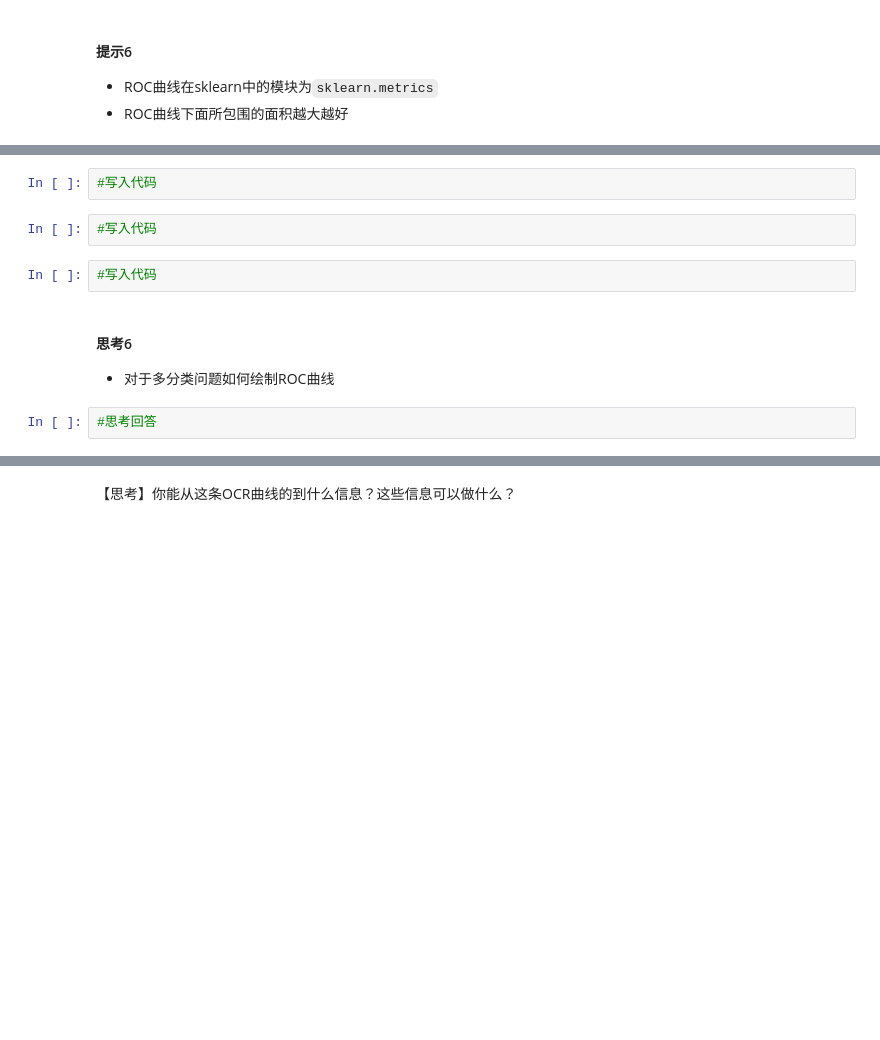
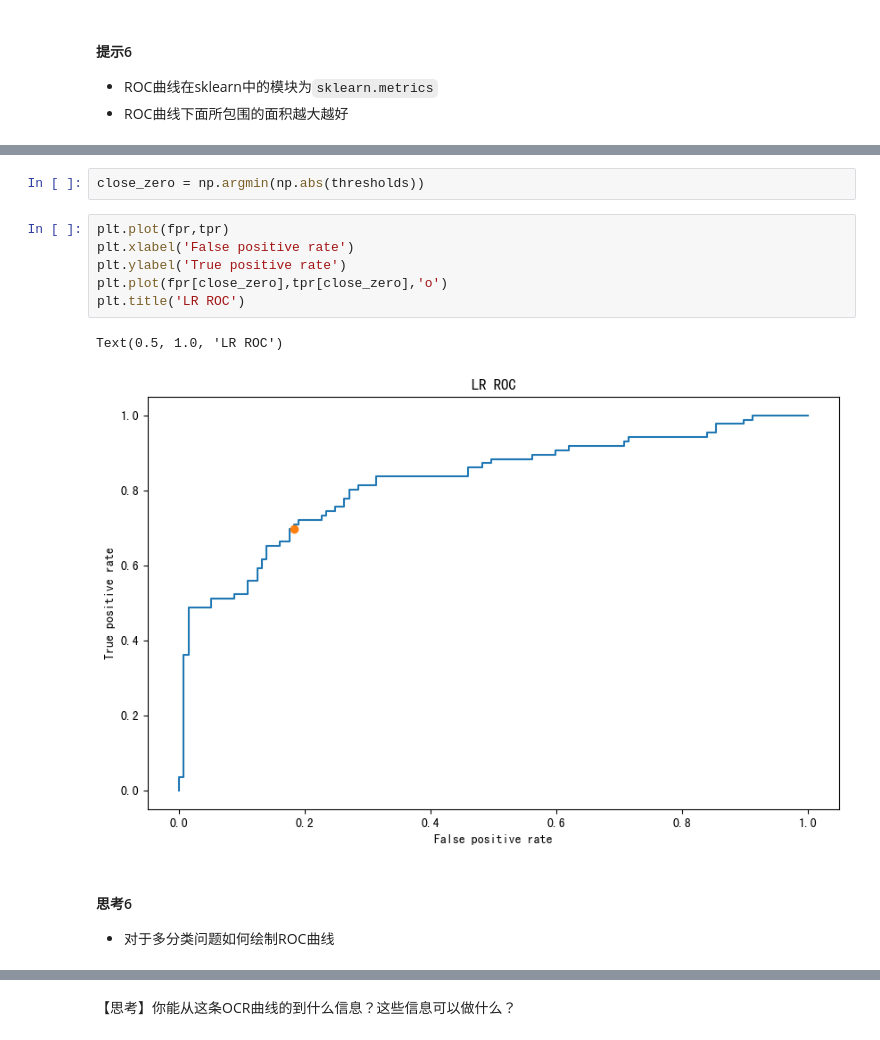
Before and after one commit to klmyty/data-analysis-datawhale, a Jupyter notebook: Chapter3/第三章模型建立和评估---评价-课程.ipynb, the cells around one changed output, grey strips where cells are left out. Saved outputs shown, nothing was run; the diff lists cells and outputs as text; blank space fills up the shorter version.

```diff
--- a/Chapter3/第三章模型建立和评估---评价-课程.ipynb
+++ b/Chapter3/第三章模型建立和评估---评价-课程.ipynb
@@ -240,11 +298,14 @@ F1 Score: 0.73
-# %%
-#写入代码
-# %%
-#写入代码
-# %%
-#写入代码
+# %%
+close_zero = np.argmin(np.abs(thresholds))
+# %%
+plt.plot(fpr,tpr)
+plt.xlabel('False positive rate')
+plt.ylabel('True positive rate')
+plt.plot(fpr[close_zero],tpr[close_zero],'o')
+plt.title('LR ROC')
+# %% [output]
+Text(0.5, 1.0, 'LR ROC')
+[figure, added]
 # %% [markdown]
 #### 思考6
 * 对于多分类问题如何绘制ROC曲线
-# %%
-#思考回答
```
Also changed, not shown: parts of 15 cells of this notebook, 9 other files.
